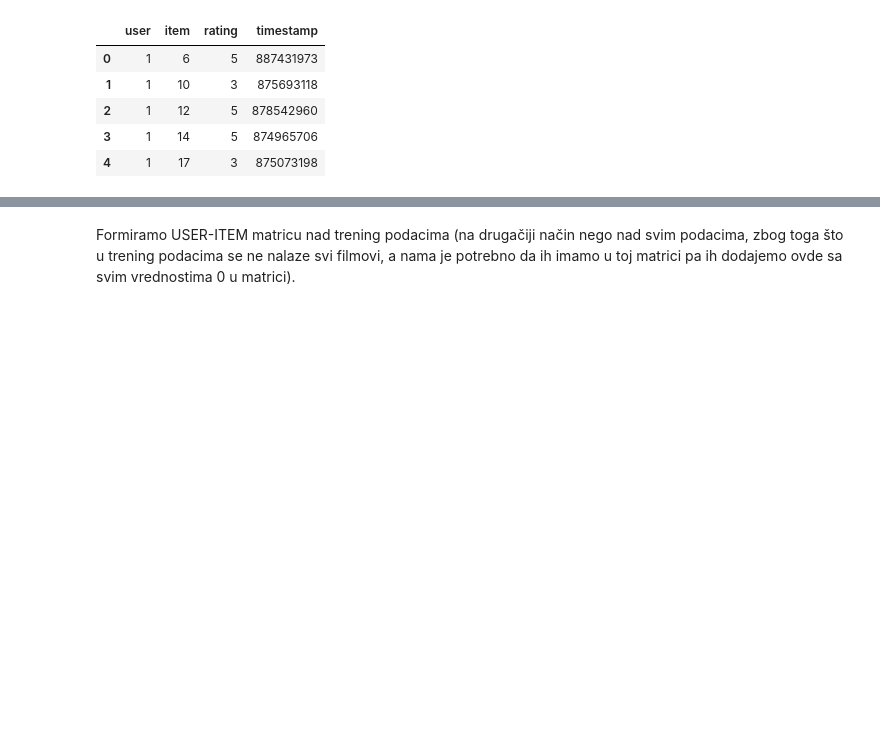
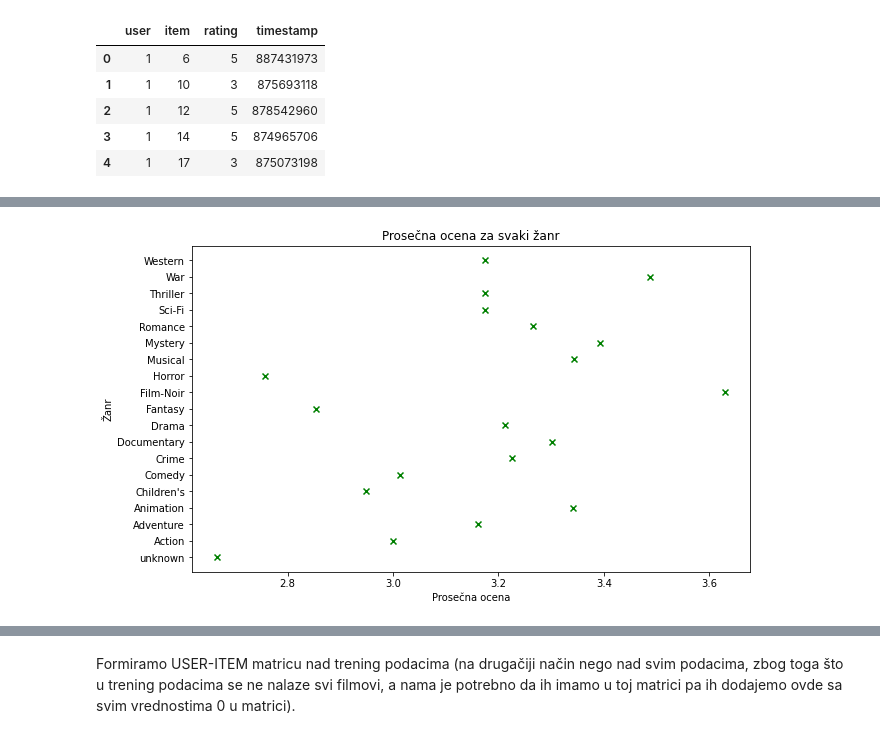
Before and after one commit to VladanaDjordjevic/Collaborative-Filtering-Covariance-Matrix, a Jupyter notebook: MovieLens 100K.ipynb, the cells around one changed output, grey strips where cells are left out. Cells and saved outputs as stored; diff of their text form; code cells hidden in the pictures; blank space fills up the shorter version.

```diff
--- a/MovieLens 100K.ipynb
+++ b/MovieLens 100K.ipynb
@@ -127,0 +260,4 @@ test_data.head()
+# %%
+number_of_ratings_for_genre = {}
+for x in genres['genre']:
+    number_of_ratings_for_genre[x] = len(np.where(np.array(train_data_movies[x]) == 1)[0])
@@ -127,0 +286,14 @@ test_data.head()
+# %%
+average_ratings_for_genres = []
+
+for x in genres['genre']:
+    average_ratings_for_genres.append(ratings[ratings[x].apply(lambda y: y == 1)].mean().rating)
+# %%
+plt.figure(figsize=(10, 6))
+plt.scatter(x = average_ratings_for_genres, y = [g for g in genres['genre']], color='green', marker='x')
+plt.ylabel('Žanr')
+plt.xlabel('Prosečna ocena')
+plt.title('Prosečna ocena za svaki žanr')
+plt.show()
+# %% [output]
+[figure, added]
```
Also changed, not shown: parts of 18 cells of this notebook, 1 other file.
